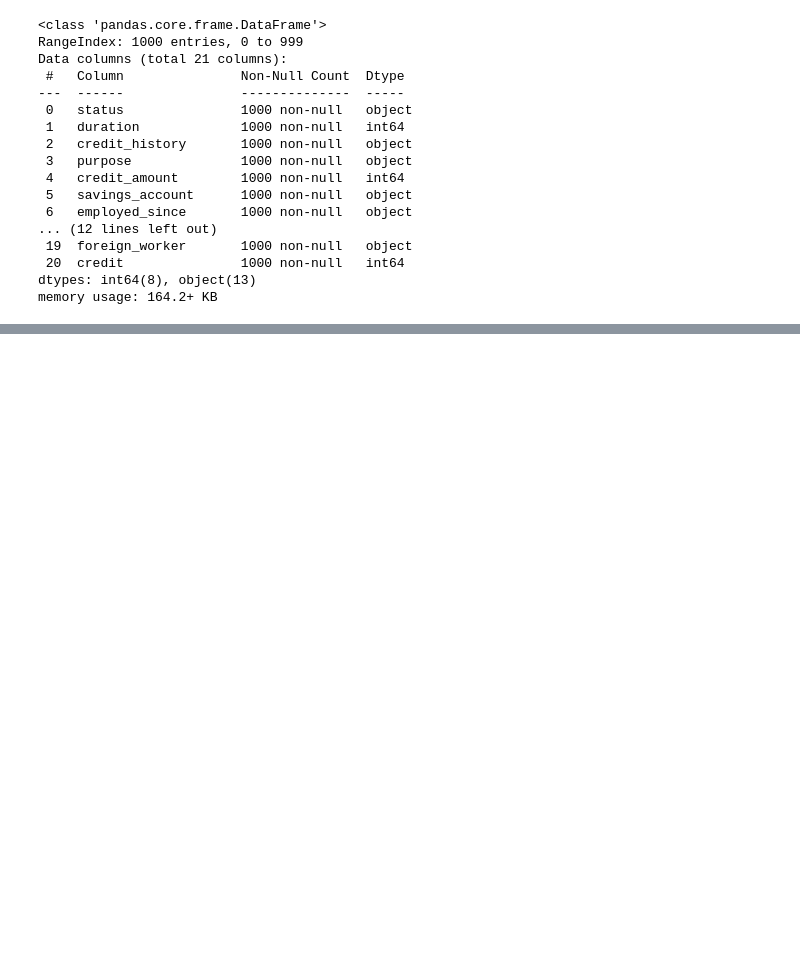
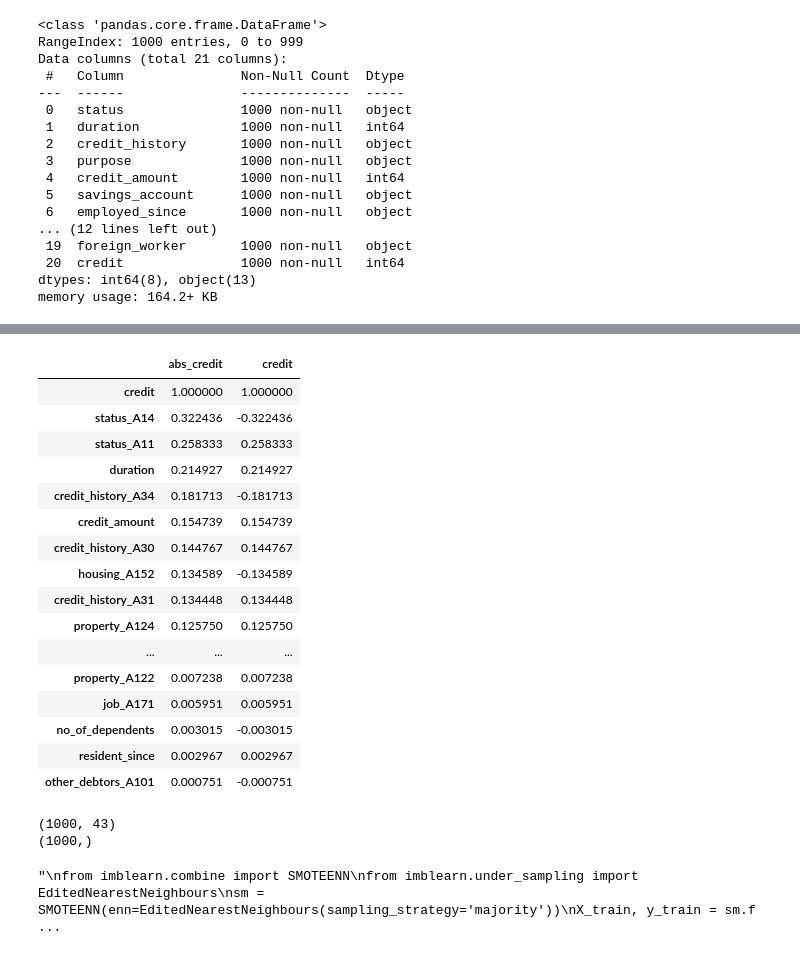
Before and after one commit to jaswanth04/Housing_price_predictor, a Jupyter notebook: hackathon-model.ipynb, the cells around one changed output, grey strips where cells are left out. Drawn from its saved outputs; the diff is of its cells as text; code cells hidden in the pictures; blank space fills up the shorter version.

```diff
--- a/hackathon-model.ipynb
+++ b/hackathon-model.ipynb
@@ -128,0 +113,6 @@ foreign_worker x12
+# %%
+#Check the variable types
+numcols ,catcols, targetcols=cols()
+
+#Target Variable Encoding
+df['credit'].replace({1:0,2:1},inplace=True)
@@ -128,0 +123,13 @@ foreign_worker x12
+# %%
+#Out of categorical ,below are ordinal variable
+#Ordinal variable Encoding
+df['employed_since'].replace({'A71':0,'A72':1,'A73':2,'A74':3,'A75':4},inplace=True)
+df['savings_account'].replace({'A65':0,'A61':1,'A62':2,'A63':3,'A64':4},inplace=True)
+# %%
+#Creating Dummies for remaining Categorical Columns
+
+numcols ,catcols, targetcols=cols()
+catcoldumy=pd.get_dummies(df[catcols])
+df=df.drop(catcols,axis=1)
+df = df.merge(catcoldumy, left_index=True, right_index=True)
+df.shape
@@ -128,0 +145,21 @@ foreign_worker x12
+# %%
+#Correlation with target
+corr_m[['abs_credit','credit']].sort_values(by='abs_credit',ascending=False)
+# %% [output]
+|  | abs_credit | credit |
+| credit | 1.000000 | 1.000000 |
+| status_A14 | 0.322436 | -0.322436 |
+| status_A11 | 0.258333 | 0.258333 |
+| duration | 0.214927 | 0.214927 |
+| credit_history_A34 | 0.181713 | -0.181713 |
+| credit_amount | 0.154739 | 0.154739 |
+| credit_history_A30 | 0.144767 | 0.144767 |
+| housing_A152 | 0.134589 | -0.134589 |
+| credit_history_A31 | 0.134448 | 0.134448 |
+| property_A124 | 0.125750 | 0.125750 |
+| ... | ... | ... |
+| property_A122 | 0.007238 | 0.007238 |
+| job_A171 | 0.005951 | 0.005951 |
+| no_of_dependents | 0.003015 | -0.003015 |
+| resident_since | 0.002967 | 0.002967 |
+| other_debtors_A101 | 0.000751 | -0.000751 |
@@ -129,3 +171,13 @@ foreign_worker x12
+# %%
+#Divison of X and Y Variable
+y=df[targetcols].values
+X=df[xcols].values
+y=y.reshape(len(y),)
+print(X.shape)
+print(y.shape)
+# %% [output]
+(1000, 43)
+(1000,)
 # %%
 #Splitting the data for training and testing
 X_train, X_test, y_train, y_test = train_test_split(X,y, test_size=0.2)
@@ -132,3 +191,14 @@ X_train, X_test, y_train, y_test = train_test_split(X,y, test_size=0.2)
+# %%
+#Undersampling
+'''
+from imblearn.combine import SMOTEENN
+from imblearn.under_sampling import EditedNearestNeighbours
+sm = SMOTEENN(enn=EditedNearestNeighbours(sampling_strategy='majority'))
+X_train, y_train = sm.fit_sample(X_train, y_train)
+#Analysis :- Undersampling not helping
+'''
+# %% [output]
+"\nfrom imblearn.combine import SMOTEENN\nfrom imblearn.under_sampling import EditedNearestNeighbours\nsm = SMOTEENN(enn=EditedNearestNeighbours(sampling_strategy='majority'))\nX_train, y_train = sm.f ...
 # %%
 print(X_train.shape)
 print(X_test.shape)
```
Also changed, not shown: parts of 23 cells of this notebook, 1 other file.
